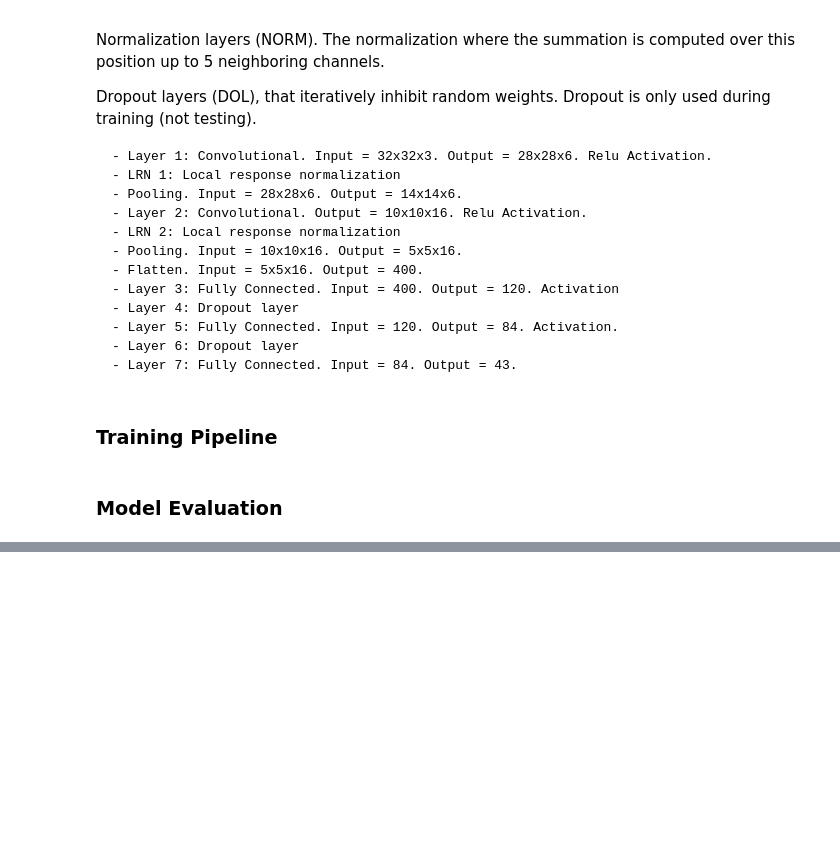
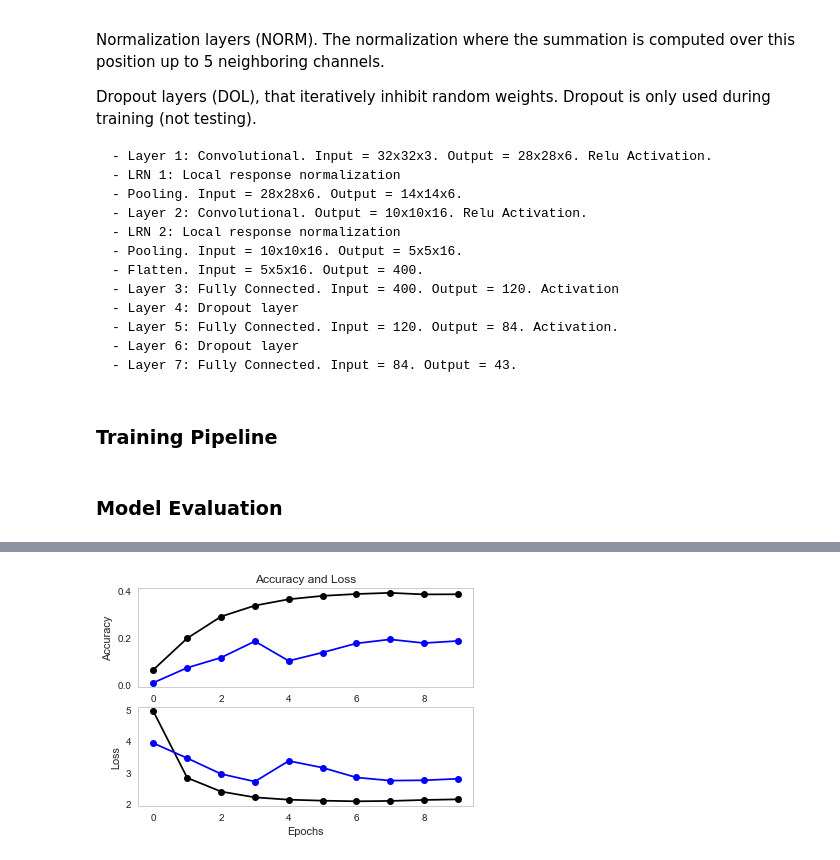
Before and after one commit to aksagg88/CarND-Traffic-Sign-Classifier-Project, a Jupyter notebook: GTSR_AA.ipynb, the cells around one changed output, grey strips where cells are left out. Saved outputs shown, nothing was run; the diff lists cells and outputs as text; code cells hidden in the pictures; blank space fills up the shorter version.

```diff
--- a/GTSR_AA.ipynb
+++ b/GTSR_AA.ipynb
@@ -376,7 +444,7 @@ def LeNetLRNDOL(x):
     conv1 = tf.nn.relu(conv1)
 
     # Local Response Normalization
-    conv1 = tf.nn.local_response_normalization(conv1, alpha=1e-4,beta=0.75, depth_radius=2, bias=2.0)
+    #conv1 = tf.nn.local_response_normalization(conv1, alpha=1e-4,beta=0.75, depth_radius=2, bias=2.0)
 
 
     # TODO: Pooling. Input = 28x28x6. Output = 14x14x6.
@@ -392,7 +460,7 @@ def LeNetLRNDOL(x):
     conv2 = tf.nn.relu(conv2)
 
     # Local Response Normalization
-    conv2 = tf.nn.local_response_normalization(conv2, alpha=1e-4,beta=0.75, depth_radius=2, bias=2.0)
+    #conv2 = tf.nn.local_response_normalization(conv2, alpha=1e-4,beta=0.75, depth_radius=2, bias=2.0)
 
     # TODO: Pooling. Input = 10x10x16. Output = 5x5x16.
     conv2 = tf.nn.max_pool(conv2, ksize = [1,2,2,1], strides = [1,2,2,1], padding = 'VALID')
@@ -452,14 +590,14 @@ LOGDIR = "./log/summary/"
 
 
 # Training Parameters
-EPOCHS = 20
-BATCH_SIZE = 64
+EPOCHS = 10
+BATCH_SIZE = 128
 
-rate = 1e-3
-rate_decay = 0.97
-momentum = 0.5
-dropout_p   = 0.5
-top_K       = 3
+rate = 1e-4
+rate_decay = 0.8
+momentum = 0.9
+dropout_p = 0.5
+top_K = 5
 
 
 with tf.name_scope("predictlabels"):
@@ -490,19 +628,21 @@ saver = tf.train.Saver()
 # %% [markdown]
 ### Model Evaluation
 # %%
-def evaluate(X_data, y_data, keep_prob, DOL = 1):
+def evaluate(X_data, y_data, keep_prob, sess, DOL = 1):
     num_examples = len(X_data)
     total_accuracy = 0
-    sess = tf.get_default_session()
+    total_loss = 0
+    #sess = tf.get_default_session()
     for offset in range(0, num_examples, BATCH_SIZE):
         batch_x, batch_y = X_data[offset:offset+BATCH_SIZE], y_data[offset:offset+BATCH_SIZE]
         if(DOL): # if the model contains the dropout layer
             feed_dict = {x: batch_x, y: batch_y, keep_prob : 1}
         else:
             feed_dict={x: batch_x, y: batch_y}
-        accuracy = sess.run(accuracy_operation, feed_dict)
+        accuracy,loss = sess.run([accuracy_operation, loss_operation], feed_dict)
         total_accuracy += (accuracy * len(batch_x))
-    return total_accuracy / num_examples
+        total_loss += (loss*len(batch_x))
+    return (total_accuracy/num_examples,total_loss/num_examples)
 # %%
 ## Train the Model
 # %%
@@ -550,2 +715,18 @@ Validation Accuracy = 0.733
 
 Model saved
+# %%
+#plottig the accuracy and loss over epocks
+
+plt.subplot(2, 1, 1)
+plt.plot(range(EPOCHS), train_accs, 'ko-',range(EPOCHS),val_accs,'bo-')
+plt.title('Accuracy and Loss')
+plt.ylabel('Accuracy')
+
+plt.subplot(2, 1, 2)
+plt.plot(range(EPOCHS), train_losses, 'ko-',range(EPOCHS),val_losses,'bo-')
+plt.xlabel('Epochs')
+plt.ylabel('Loss')
+
+plt.show()
+# %% [output]
+[figure, added]
```
Also changed, not shown: parts of 12 cells of this notebook, 27 other files.
